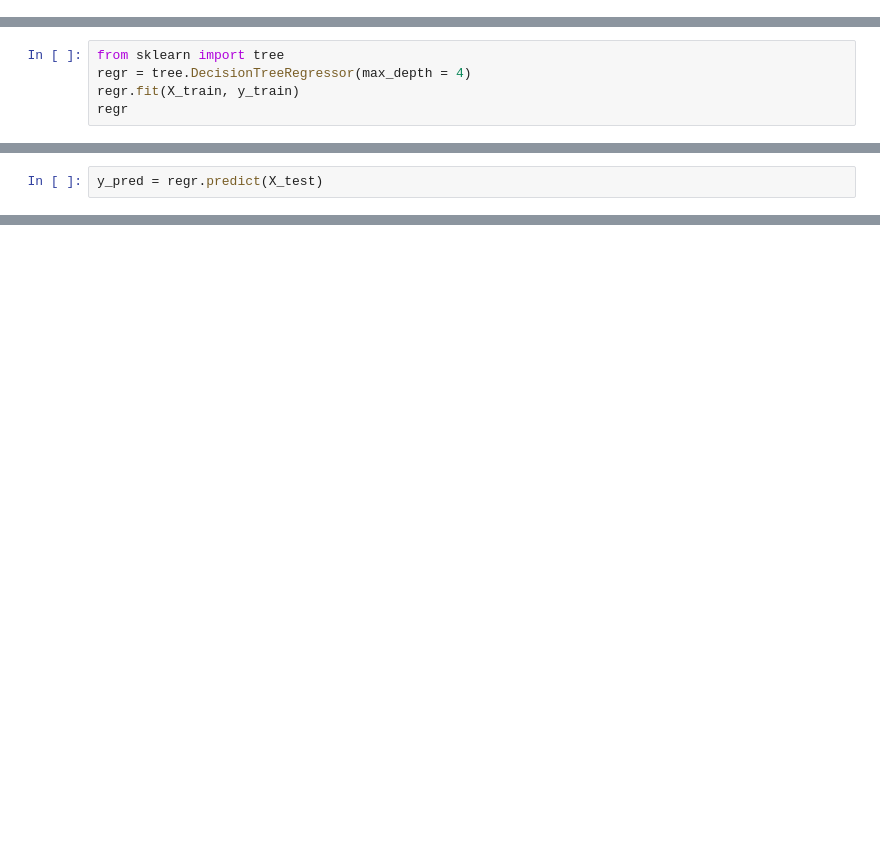
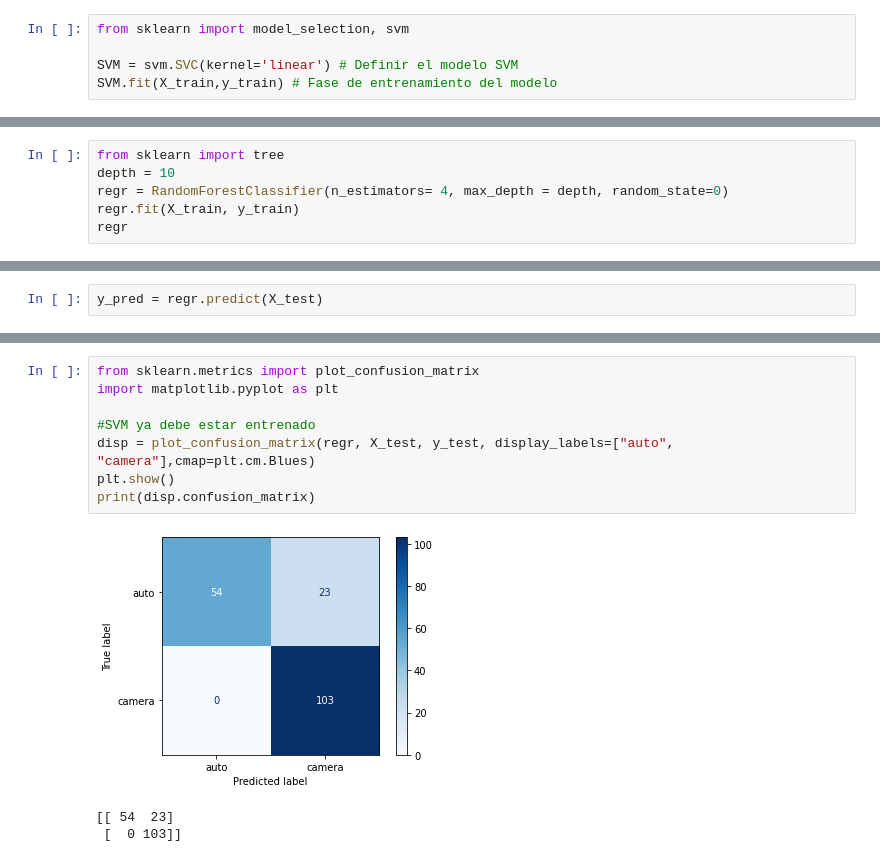
Before and after one commit to Laura-VFA/MachineLearning-21-22, a Jupyter notebook: ML_Deliverable2.ipynb, the cells around one changed output, grey strips where cells are left out. Cells and saved outputs as stored; diff of their text form; blank space fills up the shorter version.

```diff
--- a/ML_Deliverable2.ipynb
+++ b/ML_Deliverable2.ipynb
@@ -206,0 +454,5 @@ y_pred = model.predict(X_test)
+# %%
+from sklearn import model_selection, svm
+
+SVM = svm.SVC(kernel='linear') # Definir el modelo SVM
+SVM.fit(X_train,y_train) # Fase de entrenamiento del modelo
@@ -402,6 +592,7 @@ Min Value : 7909.922824915235 (4)
 # %%
 from sklearn import tree
-regr = tree.DecisionTreeRegressor(max_depth = 4)
+depth = 10
+regr = RandomForestClassifier(n_estimators= 4, max_depth = depth, random_state=0)
 regr.fit(X_train, y_train)
 regr
 # %% [output]
@@ -488,0 +637,12 @@ plt.show()
+# %%
+from sklearn.metrics import plot_confusion_matrix
+import matplotlib.pyplot as plt
+
+#SVM ya debe estar entrenado
+disp = plot_confusion_matrix(regr, X_test, y_test, display_labels=["auto", "camera"],cmap=plt.cm.Blues)
+plt.show()
+print(disp.confusion_matrix)
+# %% [output]
+[figure, added]
+[[ 54  23]
+ [  0 103]]
```
Also changed, not shown: parts of 106 cells of this notebook.
